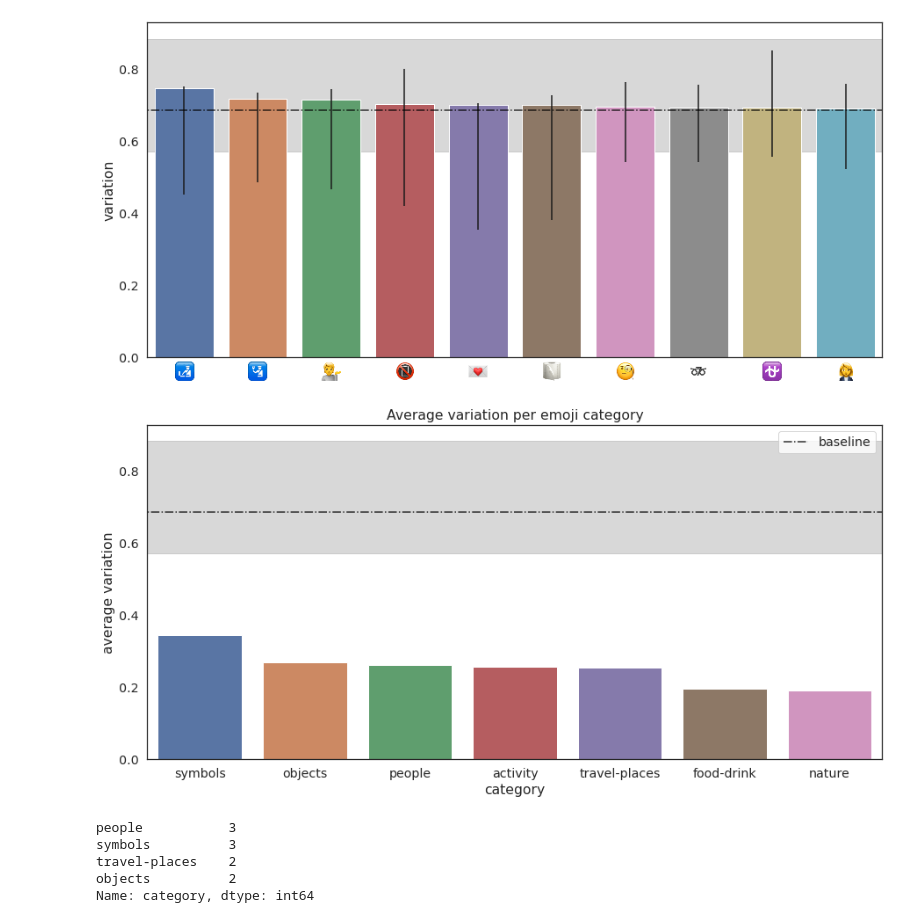
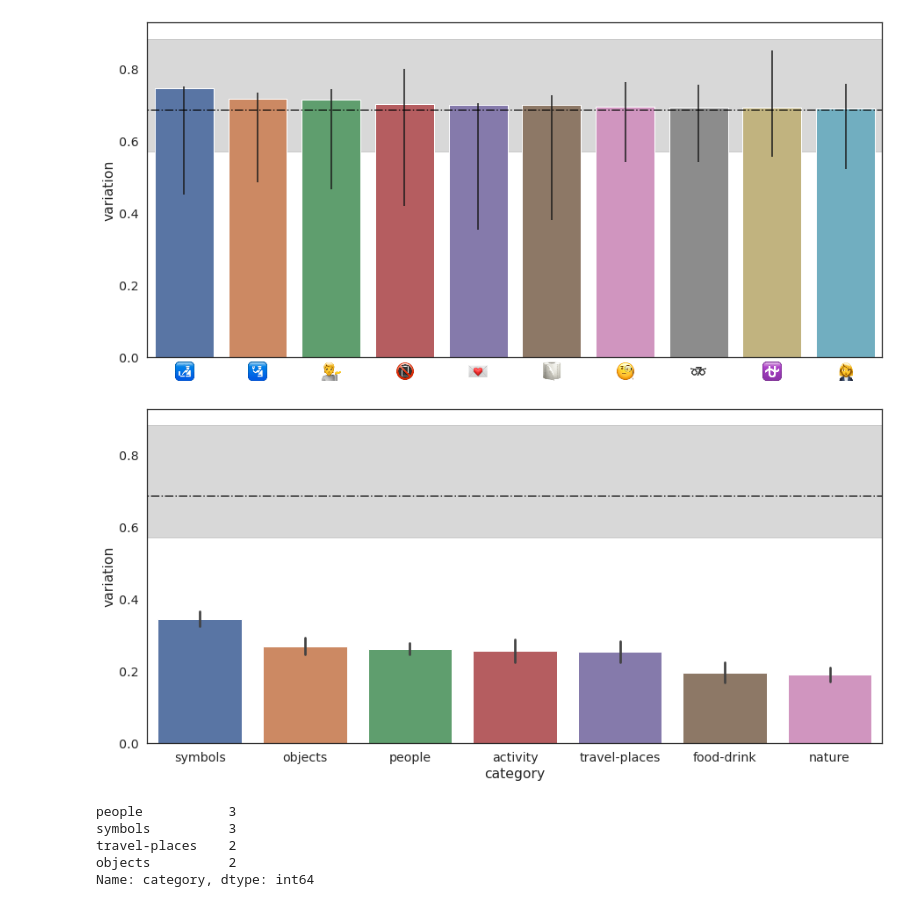
Before and after one commit to epfl-ada/emoji-ambiguity, a Jupyter notebook: notebooks/05_emoji_categories.ipynb, the cells around one changed output. Cells and saved outputs as stored; diff of their text form; code cells hidden in the pictures.

Commit message:
fixing CIs in semantic variation with constant mode

```diff
--- a/notebooks/05_emoji_categories.ipynb
+++ b/notebooks/05_emoji_categories.ipynb
@@ -137,18 +139,15 @@ variations["category"] = variations.emoji.apply(assign_category)
 # %%
 variations = variations[variations.category != "flags"]
 # %%
-df = variations.groupby("category").variation.mean().sort_values(ascending=False).to_frame().reset_index()
+order = variations.groupby("category").variation.mean().sort_values(ascending=False).index.tolist()
 
 fig, ax = plt.subplots()
 ax.plot(range(-2, 12), 14*[baseline], '-.', alpha=0.8, color='black', label='baseline')
 ax.fill_between(range(-2, 12), baselines_CIs[0],
                  baselines_CIs[1], alpha = 0.3, color='gray')
-sns.barplot(data=df, x='category', y='variation', ax=ax)
-ax.set_ylabel("average variation")
-ax.set_title("Average variation per emoji category")
-ax.legend();
+sns.barplot(x='category', y='variation', data=variations, ax=ax, order=order);
 # %% [output]
-[figure, old version]
+[figure, new version]
 # %%
 variations[variations.emoji.isin(top_ten.emoji)].category.value_counts()
 # %% [output]
```
Also changed, not shown: parts of 7 cells of this notebook, 5 other files.
